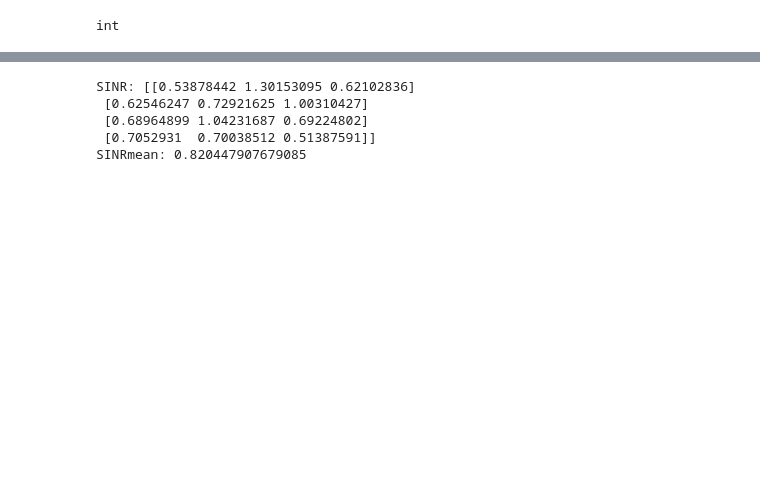
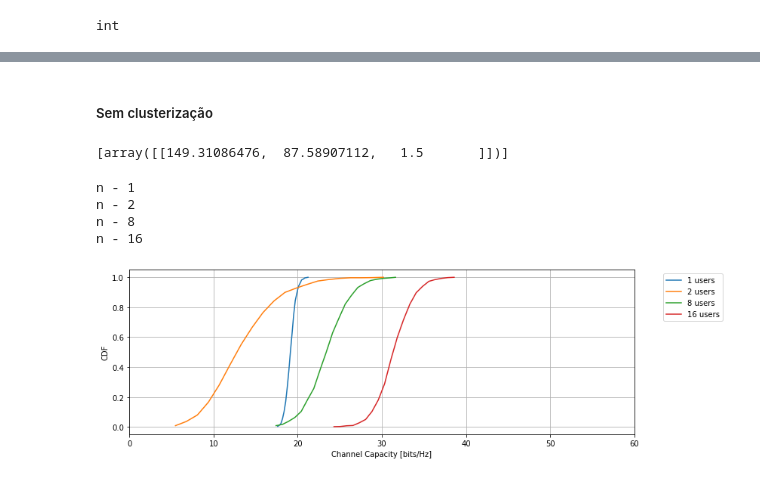
Before and after one commit to WissamMelo/cellfree_ic, a Jupyter notebook: Cellfree_Channel.ipynb, the cells around one changed output, grey strips where cells are left out. Saved outputs shown, nothing was run; the diff lists cells and outputs as text; code cells hidden in the pictures; blank space fills up the shorter version.

```diff
--- a/Cellfree_Channel.ipynb
+++ b/Cellfree_Channel.ipynb
@@ -534,15 +459,48 @@ IndexError: index 2 is out of bounds for axis 0 with size 1
-# %%
-n_ue = 4
-p = np.ones(n_ue)
-p = p * inv_db(P_t)
-UE = usuário(n_ue, 200, 100)
-SINR = compute_sinr(N, UE, BS, p, n_stream)
-print('SINR: {}'.format(SINR))
-SINR_mean = SINR[0].mean()
-print('SINRmean: {}'.format(SINR_mean))
-# %% [output]
-SINR: [[0.53878442 1.30153095 0.62102836]
- [0.62546247 0.72921625 1.00310427]
- [0.68964899 1.04231687 0.69224802]
- [0.7052931  0.70038512 0.51387591]]
-SINRmean: 0.820447907679085
+# %% [markdown]
+##### Sem clusterização
+# %%
+[UE]
+# %% [output]
+[array([[149.31086476,  87.58907112,   1.5       ]])]
+# %%
+def sem_mc(num_ue, N, BS, P_dBm):
+    """
+    Gerar os canais, Com mesma BS e gerando diferentes UE calculando H,V,sinr e C()
+    """
+    total = BS.shape[0]
+    UE = usuário(num_ue, 200, 100)
+    UEs_antenna = [UE,UE,UE,UE,UE,UE,UE,UE]
+    P_dBm = powerUE(num_ue, total, UE,UEs_antenna, P_dBm)
+    H = channel_user2(num_ue,total,N,UE,BS,UEs_antenna)
+    H = vectorize(H, num_ue, total, N)
+    V = get_beamforming(H, num_ue, total, P_dBm)
+    S = np.zeros(len(UE))
+    for i in range(len(UE)):
+        S[i] = sinr(H[i], V, i, σ)
+    C = np.sum(np.log2(S+1))
+
+    return C
+# %%
+plt.figure(figsize=(12,4))
+AVG = np.array([])
+for i in range(len(us)):
+    C = np.zeros(mc)
+    for j in range(mc):
+        np.random.seed(j)
+        C[j] = sem_mc(us[i], N, BS, P_dBm)
+    CDF, PDF, BINS = cdf(C)
+    AVG = np.append(AVG, avg)
+    label = ('{} users'.format(us[i]))
+    plt.plot(BINS[1::], CDF, label=label)
+    print("n - " + str(us[i]))
+plt.ylabel("CDF")
+plt.xlabel("Channel Capacity [bits/Hz]")
+plt.xlim(0,60)
+plt.legend(bbox_to_anchor=(1.05, 1.0), loc='upper left')
+plt.grid()
+# %% [output]
+n - 1
+n - 2
+n - 8
+n - 16
+[figure, added]
```
Also changed, not shown: parts of 25 cells of this notebook.
